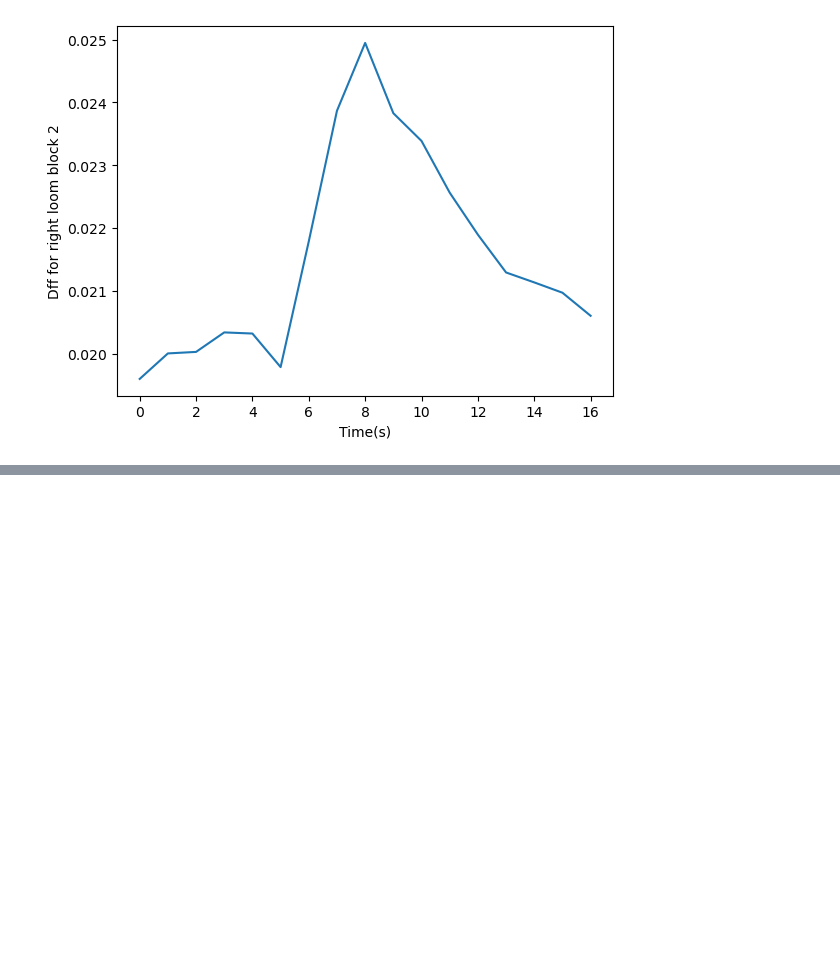
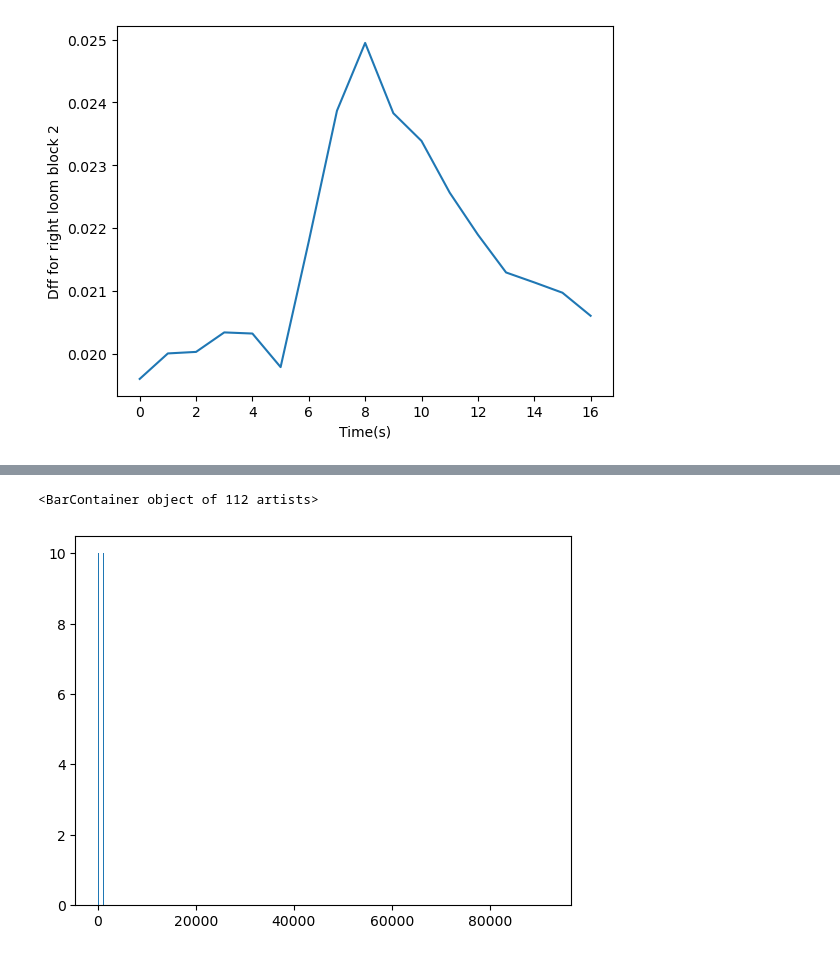
Before and after one commit to asheux/neurofish, a Jupyter notebook: MexicanZebraFish.ipynb, the cells around one changed output, grey strips where cells are left out. Cells and saved outputs as stored; diff of their text form; code cells hidden in the pictures; blank space fills up the shorter version.

```diff
--- a/MexicanZebraFish.ipynb
+++ b/MexicanZebraFish.ipynb
@@ -252,0 +293,6 @@ plt.show()
+# %%
+numbers_expressed = brain_regions.to_numpy().sum(axis=0)
+plt.bar(numbers_expressed, 10)
+# %% [output]
+<BarContainer object of 112 artists>
+[figure, added]
```
Also changed, not shown: parts of 9 cells of this notebook.
